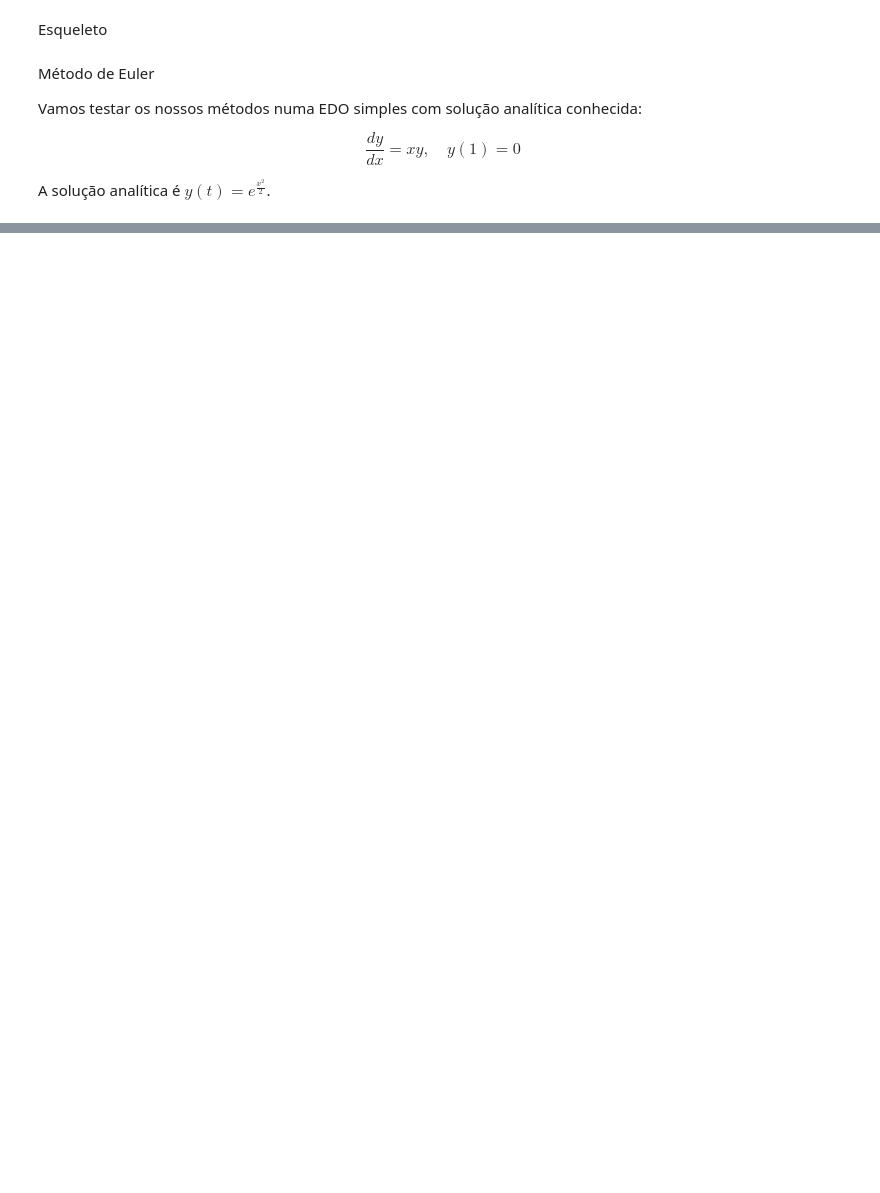
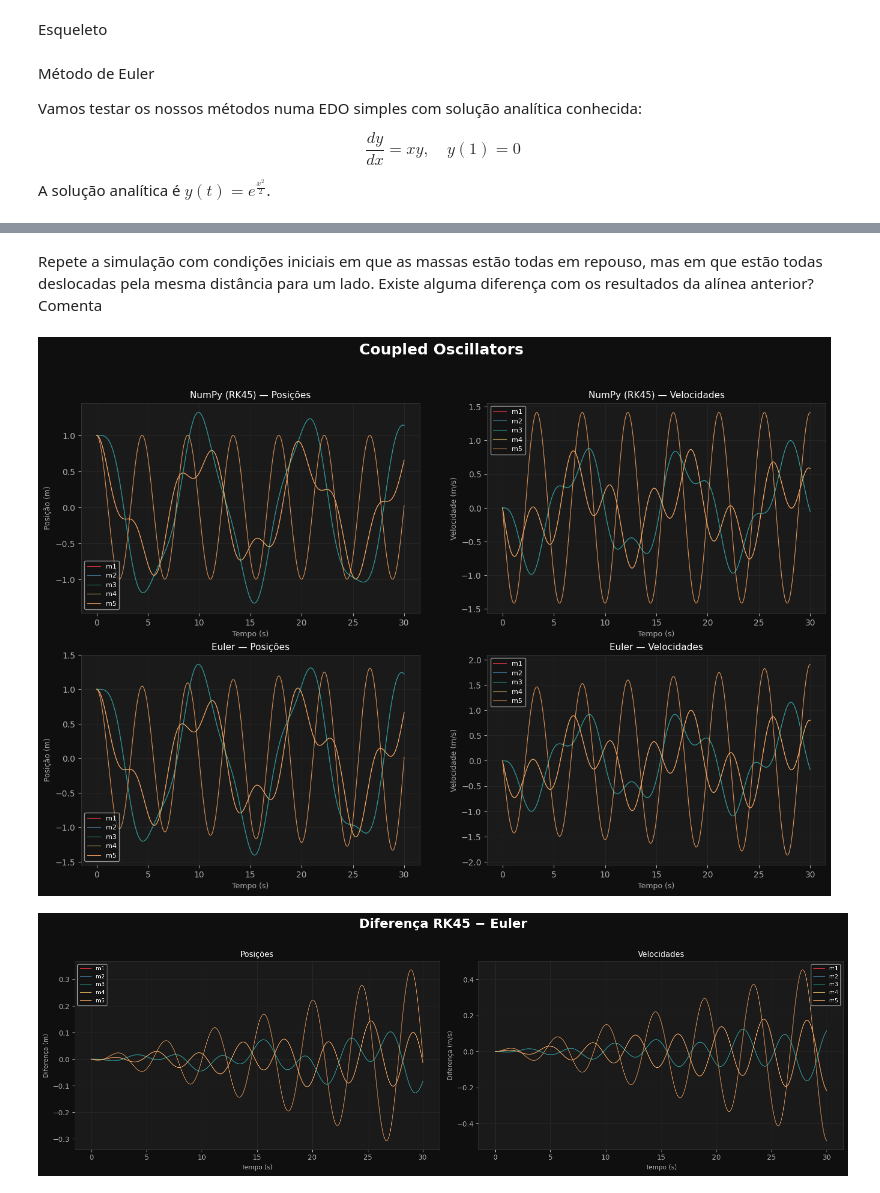
Before and after one commit to RoSerMar/Ising_Model, a Jupyter notebook: Osciladores/esqueleto.ipynb, the cells around one changed output, grey strips where cells are left out. Cells and saved outputs as stored; diff of their text form; code cells hidden in the pictures; blank space fills up the shorter version.

```diff
--- a/Osciladores/esqueleto.ipynb
+++ b/Osciladores/esqueleto.ipynb
@@ -95,0 +283,79 @@ plt.show()
+# %% [markdown]
+Repete a simulação com condições iniciais em que as massas estão todas em repouso, mas
+em que estão todas deslocadas pela mesma distância para um lado. Existe alguma diferença com os resultados da alínea anterior? Comenta
+# %%
+N = 5
+m_global = 1
+k_global, k_right, k_left = 1, 1, 1
+num_points = 3000
+t_max = 30
+initial_x = [1 for _ in range(N)]
+initial_v = np.zeros_like(initial_x)
+
+sistema = Coupled_Oscillators(N, m_global, k_global, k_left, k_right)
+sol_t_np, sol_u_np, sol_t_euler, sol_u_euler = sistema.solve_coupled_system_linear(initial_x, initial_v, t_max, num_points)
+
+comparison = sol_u_np - sol_u_euler # Onde é que diferem e a partir de quando
+
+# Extrair posições e velocidades
+x_np    = sol_u_np[:N, :]
+v_np    = sol_u_np[N:, :]
+x_euler = sol_u_euler[:N, :]
+v_euler = sol_u_euler[N:, :]
+
+
+
+colors = ['#e63946', '#457b9d', '#2a9d8f', '#e9c46a', '#f4a261']
+labels = [f'm{i+1}' for i in range(N)]
+
+fig, axes = plt.subplots(2, 2, figsize=(16, 10), facecolor='#0f0f0f')
+fig.suptitle('Coupled Oscillators', color='white', fontsize=18, fontweight='bold', y=0.98)
+
+titles = [('NumPy (RK45) — Posições', 'Posição (m)'),
+          ('NumPy (RK45) — Velocidades', 'Velocidade (m/s)'),
+          ('Euler — Posições', 'Posição (m)'),
+          ('Euler — Velocidades', 'Velocidade (m/s)')]
+
+data = [(sol_t_np, x_np), (sol_t_np, v_np),
+        (sol_t_euler, x_euler), (sol_t_euler, v_euler)]
+
+for ax, (t, y), (title, ylabel) in zip(axes.flat, data, titles):
+    ax.set_facecolor('#1a1a1a')
+    for i in range(N):
+        ax.plot(t, y[i, :], color=colors[i], label=labels[i], linewidth=0.8, alpha=0.9)
+    ax.set_title(title, color='white', fontsize=11)
+    ax.set_xlabel('Tempo (s)', color='#aaaaaa', fontsize=9)
+    ax.set_ylabel(ylabel, color='#aaaaaa', fontsize=9)
+    ax.tick_params(colors='#aaaaaa')
+    ax.spines[:].set_color('#333333')
+    ax.legend(fontsize=8, facecolor='#111111', labelcolor='white', framealpha=0.7)
+    ax.grid(True, color='#2a2a2a', linewidth=0.5)
+
+
+x_diff = comparison[:N, :]
+v_diff = comparison[N:, :]
+
+fig2, axes2 = plt.subplots(1, 2, figsize=(16, 5), facecolor='#0f0f0f')
+fig2.suptitle('Diferença RK45 − Euler', color='white', fontsize=18, fontweight='bold', y=1.02)
+
+data_diff  = [(sol_t_np, x_diff, 'Posições', 'Diferença (m)'),
+              (sol_t_np, v_diff, 'Velocidades', 'Diferença (m/s)')]
+
+for ax, (t, y, title, ylabel) in zip(axes2.flat, data_diff):
+    ax.set_facecolor('#1a1a1a')
+    for i in range(N):
+        ax.plot(t, y[i, :], color=colors[i], label=labels[i], linewidth=0.8, alpha=0.9)
+    ax.set_title(title, color='white', fontsize=11)
+    ax.set_xlabel('Tempo (s)', color='#aaaaaa', fontsize=9)
+    ax.set_ylabel(ylabel, color='#aaaaaa', fontsize=9)
+    ax.tick_params(colors='#aaaaaa')
+    ax.spines[:].set_color('#333333')
+    ax.legend(fontsize=8, facecolor='#111111', labelcolor='white', framealpha=0.7)
+    ax.grid(True, color='#2a2a2a', linewidth=0.5)
+
+
+plt.tight_layout()
+plt.show()
+# %% [output]
+[figure, added]
+[figure, added]
```
Also changed, not shown: parts of 6 cells of this notebook, 1 other file.
